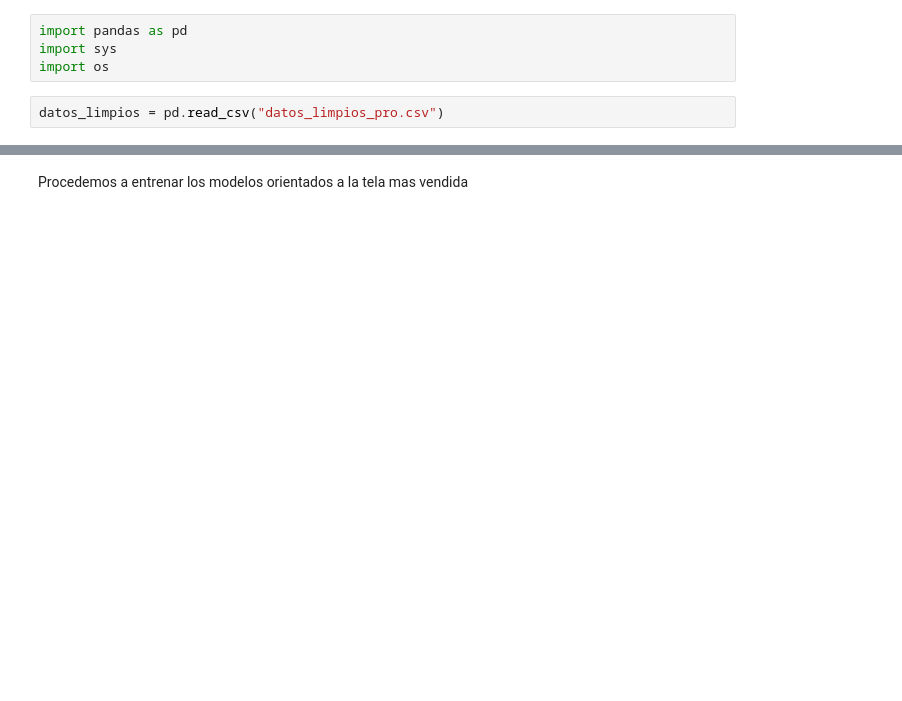
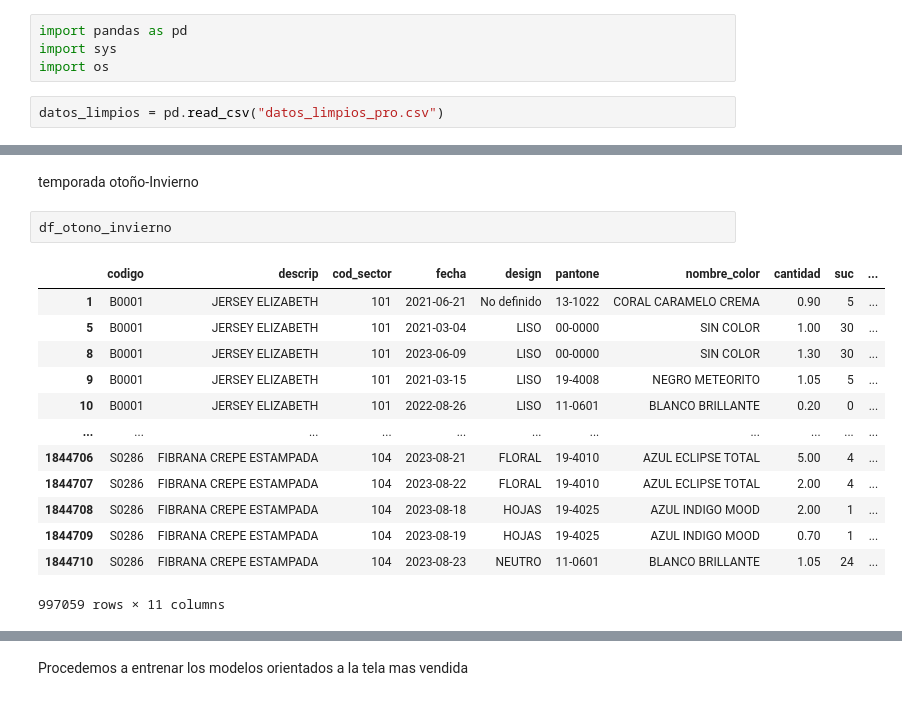
Before and after one commit to nicolasvargaszz/stock-MachineLearning, a Jupyter notebook: datoslimpios.ipynb, the cells around one changed output, grey strips where cells are left out. Saved outputs shown, nothing was run; the diff lists cells and outputs as text; blank space fills up the shorter version.

```diff
--- a/datoslimpios.ipynb
+++ b/datoslimpios.ipynb
@@ -220,0 +201,18 @@ Index(['codigo', 'cod_sector', 'fecha', 'design', 'pantone', 'cantidad', 'suc',
+# %% [markdown]
+temporada otoño-Invierno
+# %%
+df_otono_invierno
+# %% [output]
+|  | codigo | descrip | cod_sector | fecha | design | pantone | nombre_color | cantidad | suc | ... |
+| 1 | B0001 | JERSEY ELIZABETH | 101 | 2021-06-21 | No definido | 13-1022 | CORAL CARAMELO CREMA | 0.90 | 5 | ... |
+| 5 | B0001 | JERSEY ELIZABETH | 101 | 2021-03-04 | LISO | 00-0000 | SIN COLOR | 1.00 | 30 | ... |
+| 8 | B0001 | JERSEY ELIZABETH | 101 | 2023-06-09 | LISO | 00-0000 | SIN COLOR | 1.30 | 30 | ... |
+| 9 | B0001 | JERSEY ELIZABETH | 101 | 2021-03-15 | LISO | 19-4008 | NEGRO METEORITO | 1.05 | 5 | ... |
+| 10 | B0001 | JERSEY ELIZABETH | 101 | 2022-08-26 | LISO | 11-0601 | BLANCO BRILLANTE | 0.20 | 0 | ... |
+| ... | ... | ... | ... | ... | ... | ... | ... | ... | ... | ... |
+| 1844706 | S0286 | FIBRANA CREPE ESTAMPADA | 104 | 2023-08-21 | FLORAL | 19-4010 | AZUL ECLIPSE TOTAL | 5.00 | 4 | ... |
+| 1844707 | S0286 | FIBRANA CREPE ESTAMPADA | 104 | 2023-08-22 | FLORAL | 19-4010 | AZUL ECLIPSE TOTAL | 2.00 | 4 | ... |
+| 1844708 | S0286 | FIBRANA CREPE ESTAMPADA | 104 | 2023-08-18 | HOJAS | 19-4025 | AZUL INDIGO MOOD | 2.00 | 1 | ... |
+| 1844709 | S0286 | FIBRANA CREPE ESTAMPADA | 104 | 2023-08-19 | HOJAS | 19-4025 | AZUL INDIGO MOOD | 0.70 | 1 | ... |
+| 1844710 | S0286 | FIBRANA CREPE ESTAMPADA | 104 | 2023-08-23 | NEUTRO | 11-0601 | BLANCO BRILLANTE | 1.05 | 24 | ... |
+997059 rows × 11 columns
```
Also changed, not shown: parts of 50 cells of this notebook.
